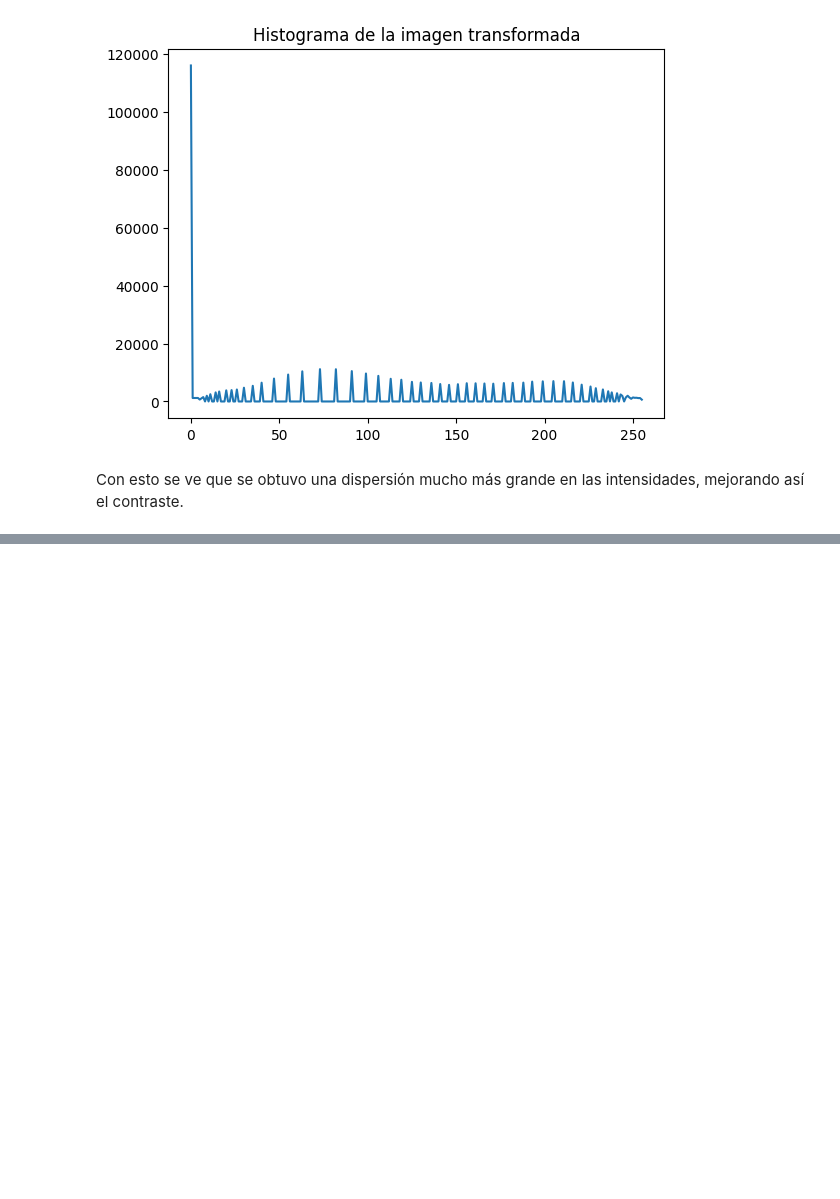
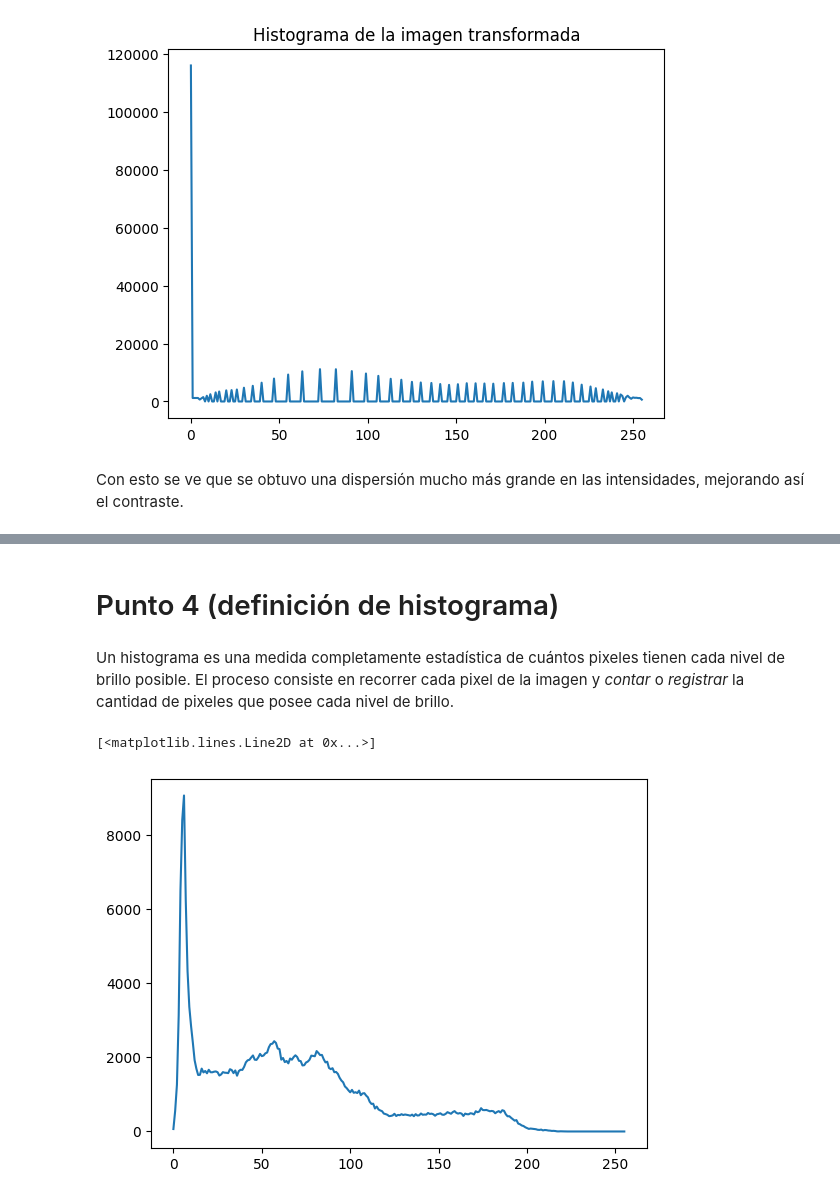
Before and after one commit to ProcDeImagenes-2025/TP4, a Jupyter notebook: tp4-code.ipynb, the cells around one changed output, grey strips where cells are left out. Drawn from its saved outputs; the diff is of its cells as text; code cells hidden in the pictures; blank space fills up the shorter version.

```diff
--- a/tp4-code.ipynb
+++ b/tp4-code.ipynb
@@ -107,0 +149,17 @@ Con esto se ve que se obtuvo una dispersión mucho más grande en las intensidad
+# %% [markdown]
+# Punto 4 (definición de histograma)
+# %% [markdown]
+Un histograma es una medida completamente estadística de cuántos pixeles tienen cada nivel de brillo posible. El proceso consiste en recorrer cada pixel de la imagen y *contar* o *registrar* la cantidad de pixeles que posee cada nivel de brillo.
+# %%
+# Función que crea histograma "a mano"
+img = cv2.imread('Imagenes/lena_gray.tif', cv2.IMREAD_UNCHANGED)
+def calcular_histograma(imagen):
+    histograma = np.zeros(256, dtype=int)
+    for valor in imagen.flatten():
+        histograma[valor] += 1
+    return histograma
+histograma = calcular_histograma(img)
+plt.plot(histograma)
+# %% [output]
+[<matplotlib.lines.Line2D at 0x...>]
+[figure, added]
```
Also changed, not shown: parts of 7 cells of this notebook, 1 other file.
